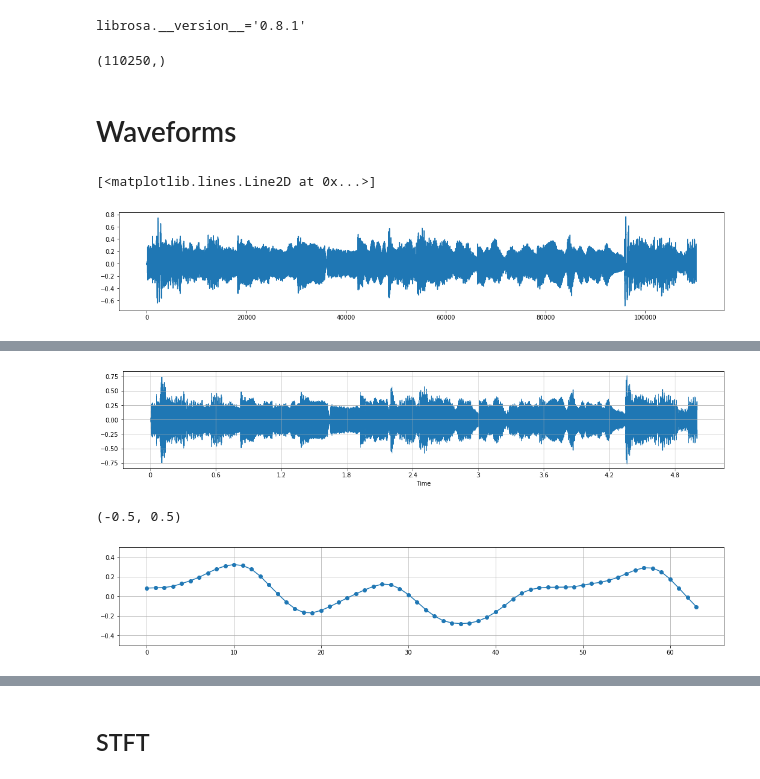
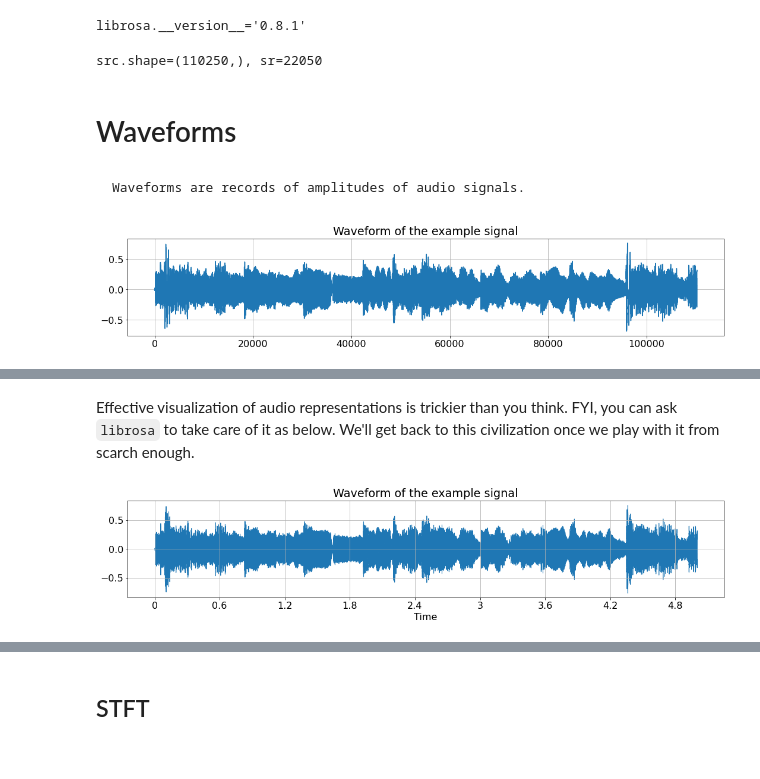
Before and after one commit to music-classification/tutorial, a Jupyter notebook: book/part2_basics/input-representations.ipynb, the cells around one changed output, grey strips where cells are left out. Cells and saved outputs as stored; diff of their text form; code cells hidden in the pictures.

````diff
--- a/book/part2_basics/input-representations.ipynb
+++ b/book/part2_basics/input-representations.ipynb
@@ -3,9 +9,16 @@
 # %%
 import numpy as np
+import matplotlib.pyplot as plt
 import librosa
-import matplotlib.pyplot as plt
+import librosa.display
 import IPython.display as ipd
-import librosa.display
+
+
+plt.rcParams.update({'font.size': 16, 'axes.grid': True})
+
+SR = 22050  # sample rate of audio
+wide = (18, 3)  # figure size
+big = (18, 8)  # figure size
 
 print(f"{librosa.__version__=}")
 # %% [output]
@@ -16,17 +26,21 @@ wide = (18, 3)  # figure size
 # %%
 src, sr = librosa.load('are-you-here-with-me(mono).mp3', sr=SR, mono=True, duration=5.0)
-assert sr == SR
-print(src.shape)
+
+print(f'{src.shape=}, {sr=}')
 # %% [output]
-(110250,)
+src.shape=(110250,), sr=22050
 # %% [markdown]
 # Waveforms
+# %% [markdown]
+```{note}
+Waveforms are records of amplitudes of audio signals.
+```
 # %%
-plt.figure(figsize=wide)
-plt.plot(src)
+plt.figure(figsize=wide)  # plot using matplotlib
+plt.title('Waveform of the example signal')
+plt.plot(src);
 # %% [output]
-[<matplotlib.lines.Line2D at 0x...>]
-[figure, old version]
+[figure, new version]
 # %%
 ipd.Audio(src, rate=sr) # load a NumPy array
 # %% [output]
@@ -36,14 +48,8 @@ ipd.Audio(src, rate=sr) # load a NumPy array
+# %% [markdown]
+Effective visualization of audio representations is trickier than you think. FYI, you can ask `librosa` to take care of it as below. We'll get back to this civilization once we play with it from scarch enough.
 # %%
-plt.figure(figsize=wide)
-librosa.display.waveshow(src, sr=22050)
-plt.grid(True)
+plt.figure(figsize=wide)  # plot using librosa
+plt.title('Waveform of the example signal')
+librosa.display.waveshow(src, sr=22050);
 # %% [output]
-[figure, old version]
+[figure, new version]
-# %%
-plt.figure(figsize=wide)
-plt.plot(src[20400:20464], marker='o' )
-plt.grid(True)
-plt.ylim([-0.5, 0.5])
-# %% [output]
-(-0.5, 0.5)
-[figure, removed]
````
Also changed, not shown: parts of 36 cells of this notebook, 5 other files.
